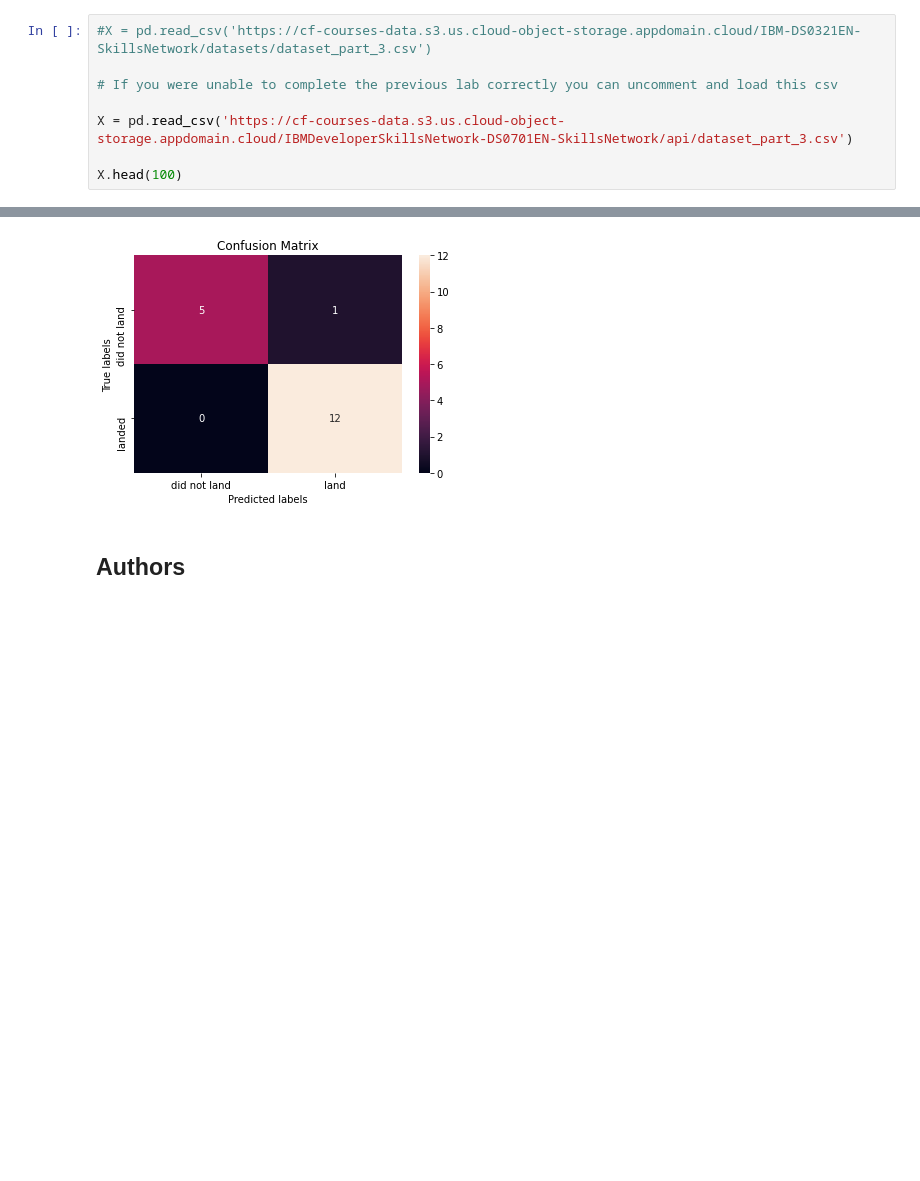
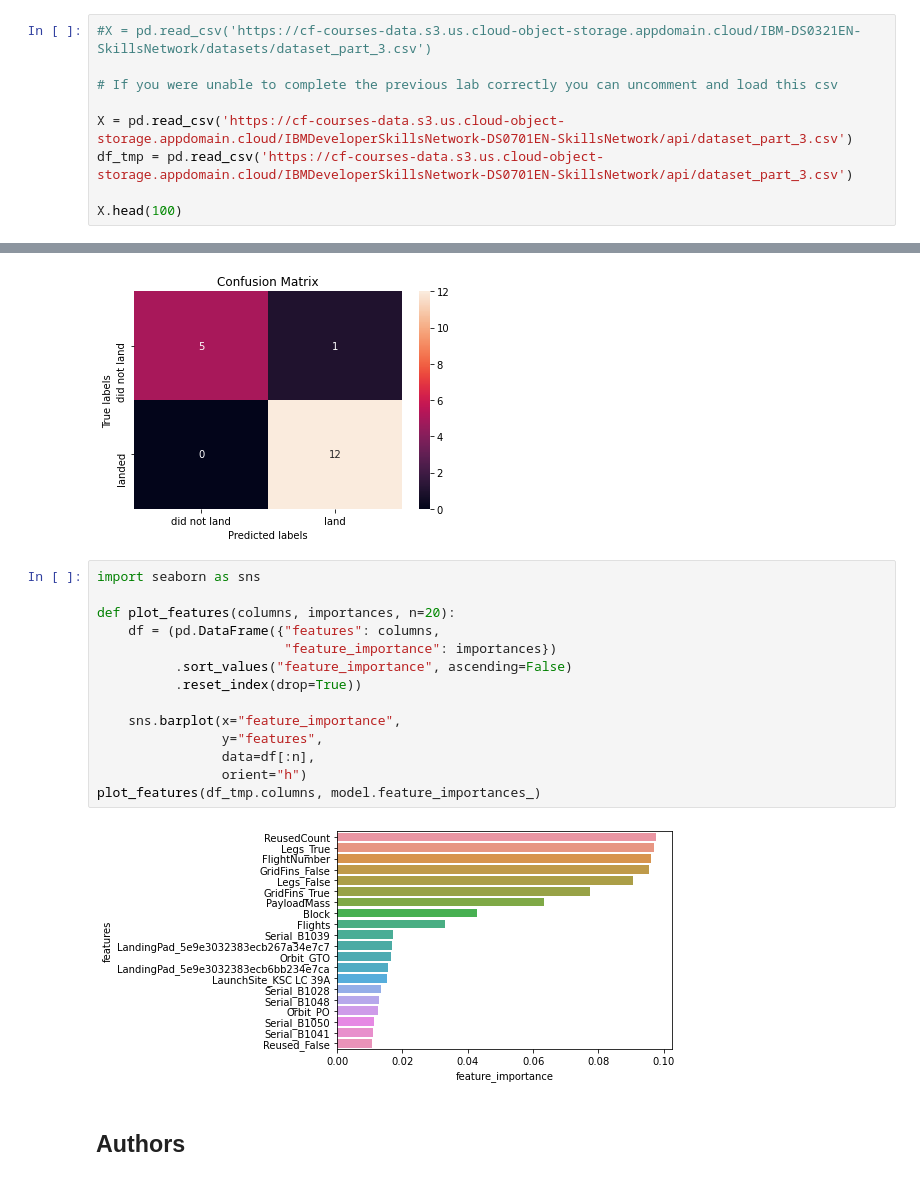
Before and after one commit to Ja-cob/IBM_capstone, a Jupyter notebook: SpaceX_Machine Learning Prediction_Part_5.ipynb, the cells around one changed output, grey strips where cells are left out. Saved outputs shown, nothing was run; the diff lists cells and outputs as text; blank space fills up the shorter version.

```diff
--- a/SpaceX_Machine Learning Prediction_Part_5.ipynb
+++ b/SpaceX_Machine Learning Prediction_Part_5.ipynb
@@ -98,6 +98,7 @@ data.head()
 # If you were unable to complete the previous lab correctly you can uncomment and load this csv
 
 X = pd.read_csv('https://cf-courses-data.s3.us.cloud-object-storage.appdomain.cloud/IBMDeveloperSkillsNetwork-DS0701EN-SkillsNetwork/api/dataset_part_3.csv')
+df_tmp = pd.read_csv('https://cf-courses-data.s3.us.cloud-object-storage.appdomain.cloud/IBMDeveloperSkillsNetwork-DS0701EN-SkillsNetwork/api/dataset_part_3.csv')
 
 X.head(100)
 # %% [output]
@@ -382,6 +383,22 @@ yhat = model.predict(X_test)
 plot_confusion_matrix(Y_test,yhat)
 # %% [output]
 [figure]
+# %%
+import seaborn as sns
+
+def plot_features(columns, importances, n=20):
+    df = (pd.DataFrame({"features": columns,
+                        "feature_importance": importances})
+          .sort_values("feature_importance", ascending=False)
+          .reset_index(drop=True))
+
+    sns.barplot(x="feature_importance",
+                y="features",
+                data=df[:n],
+                orient="h")
+plot_features(df_tmp.columns, model.feature_importances_)
+# %% [output]
+[figure, added]
 # %% [markdown]
 ## Authors
 # %% [markdown]
```
Also changed, not shown: parts of 4 cells of this notebook.
